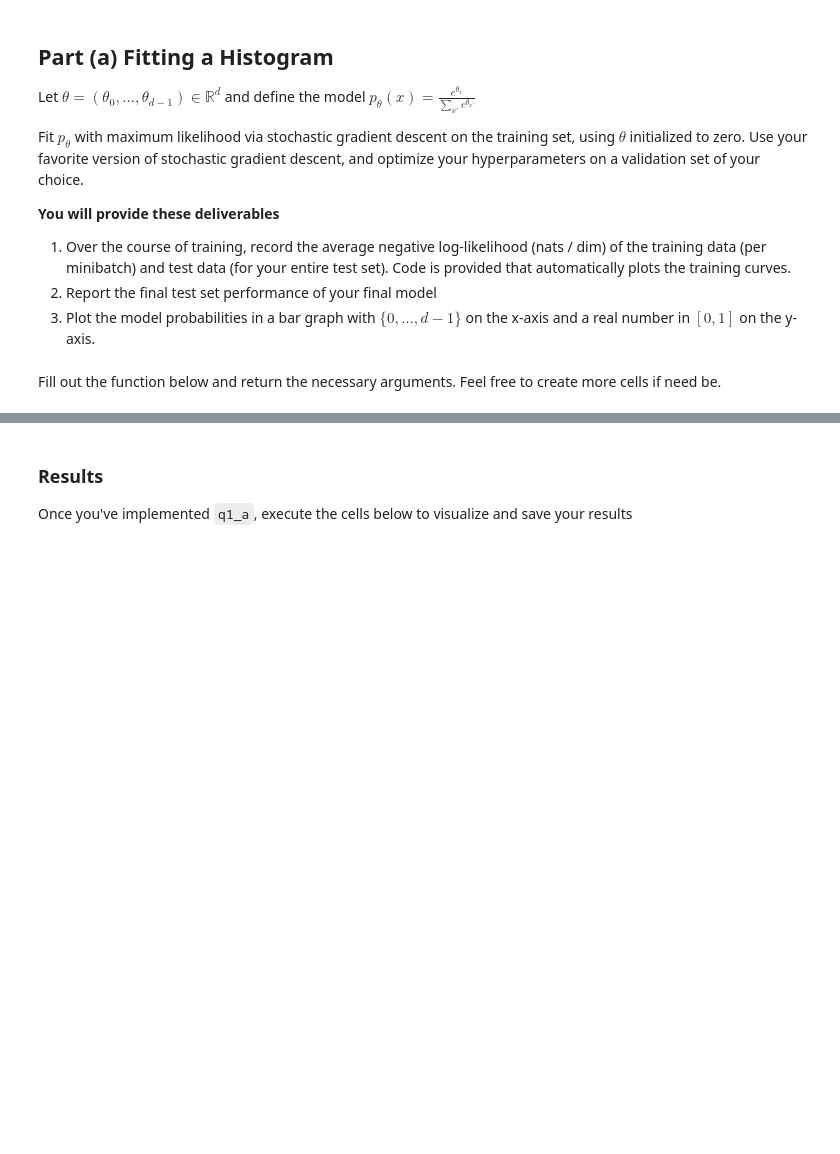
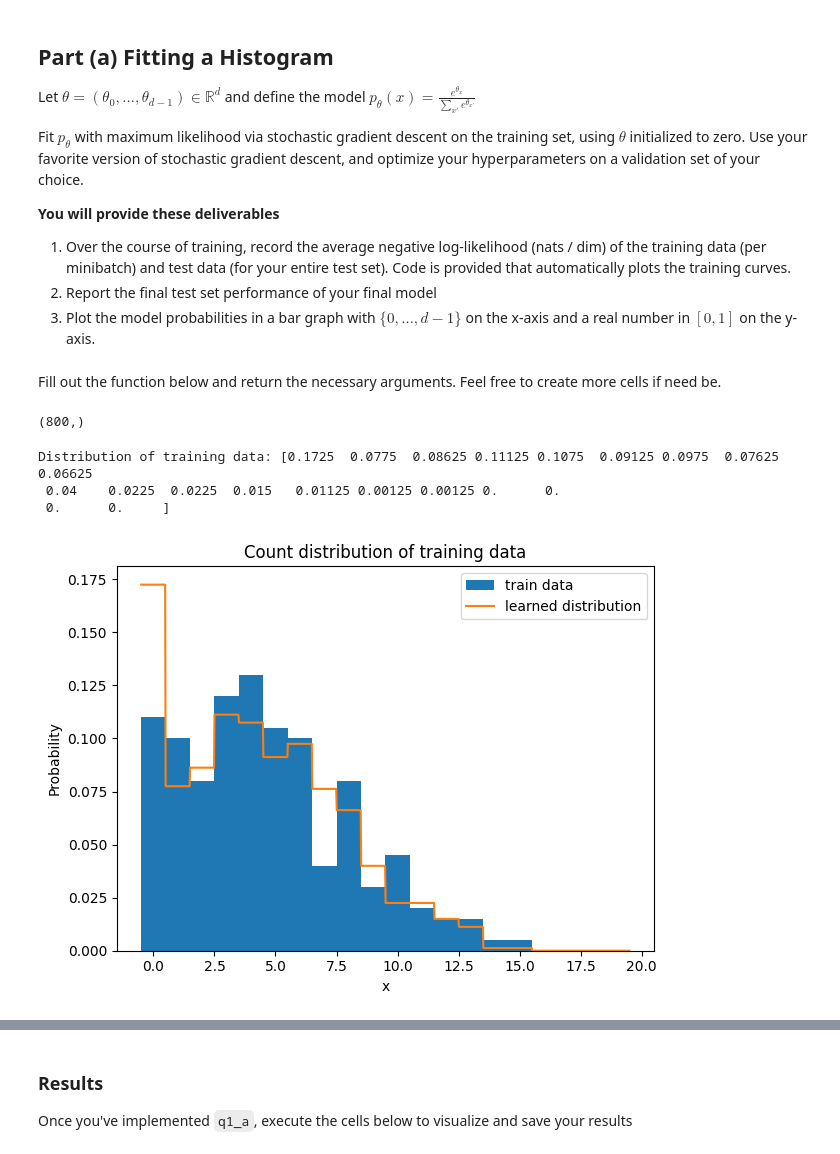
Before and after one commit to niits/experiments, a Jupyter notebook: courses/deepul/homeworks/hw1/hw1.ipynb, the cells around one changed output, grey strips where cells are left out. Saved outputs shown, nothing was run; the diff lists cells and outputs as text; code cells hidden in the pictures; blank space fills up the shorter version.

```diff
--- a/courses/deepul/homeworks/hw1/hw1.ipynb
+++ b/courses/deepul/homeworks/hw1/hw1.ipynb
@@ -80,3 +86,31 @@ Fit $p_\theta$ with maximum likelihood via stochastic gradient descent on the tr
 3. Plot the model probabilities in a bar graph with $\{0,\dots,d-1\}$ on the x-axis and a real number in $[0,1]$ on the y-axis.
 # %% [markdown]
 Fill out the function below and return the necessary arguments. Feel free to create more cells if need be.
+# %%
+train_data, test_data = q1_sample_data_1()
+train_data.shape
+# %% [output]
+(800,)
+# %%
+counter = Counter(train_data)
+
+count_distribution = np.zeros(20)
+
+for k, v in counter.items():
+    count_distribution[k] = v
+
+count_distribution = count_distribution / count_distribution.sum()
+print("Distribution of training data:", count_distribution)
+# %% [output]
+Distribution of training data: [0.1725  0.0775  0.08625 0.11125 0.1075  0.09125 0.0975  0.07625 0.06625
+ 0.04    0.0225  0.0225  0.015   0.01125 0.00125 0.00125 0.      0.
+ 0.      0.     ]
+# %%
+save_distribution_1d(
+    np.array(test_data),
+    count_distribution,
+    "Count distribution of training data",
+    "/tmp/count_distribution_train_data.png",
+)
+# %% [output]
+[figure, added]
```
Also changed, not shown: parts of 14 cells of this notebook, 3 other files.
